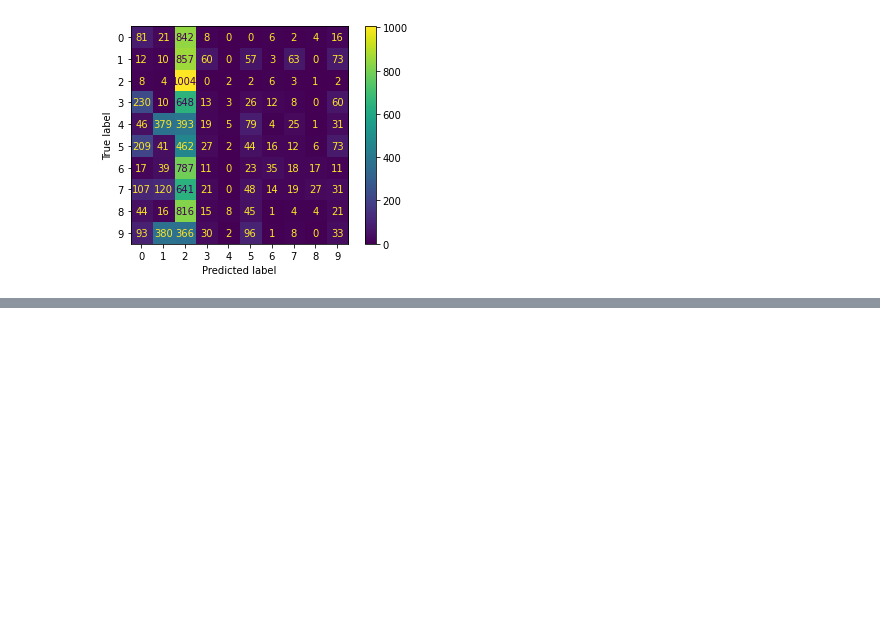
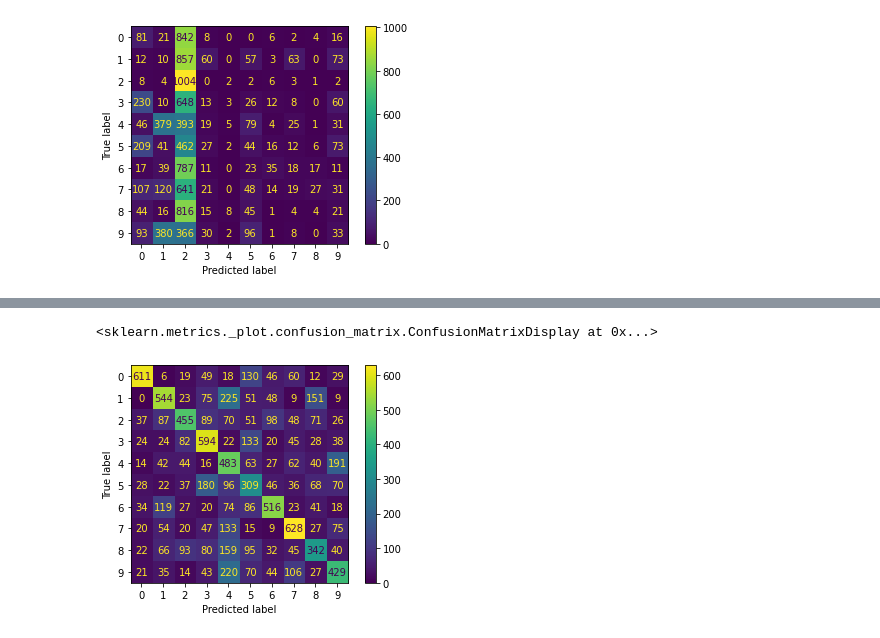
Before and after one commit to DanielPeterssonAI/Deep-learning-Daniel-Petersson, a Jupyter notebook: Code-Along/2-MLP_image_classification.ipynb, the cells around one changed output, grey strips where cells are left out. Drawn from its saved outputs; the diff is of its cells as text; code cells hidden in the pictures; blank space fills up the shorter version.

```diff
--- a/Code-Along/2-MLP_image_classification.ipynb
+++ b/Code-Along/2-MLP_image_classification.ipynb
@@ -324,0 +458,3 @@ weighted avg       0.13      0.12      0.06     10000
+# %%
+classifier = VectorizedEvoClassifier(n = 20, hidden_layers = [64], activation = "relu", random_state = 42)
+classifier.fit(X_train.reshape(-1, 28 * 28), y_train_onehot, epochs = 1000, verbose = 1)
@@ -324,0 +480,2 @@ weighted avg       0.13      0.12      0.06     10000
+# %%
+y_pred = classifier.predict(X_test.reshape(-1, 28 * 28))
@@ -324,0 +514,7 @@ weighted avg       0.13      0.12      0.06     10000
+# %%
+cm = confusion_matrix(np.where(y_test_onehot == 1)[1], np.argmax(y_pred, axis = 1))
+
+ConfusionMatrixDisplay(cm).plot()
+# %% [output]
+<sklearn.metrics._plot.confusion_matrix.ConfusionMatrixDisplay at 0x...>
+[figure, added]
```
Also changed, not shown: parts of 11 cells of this notebook, 10 other files.
